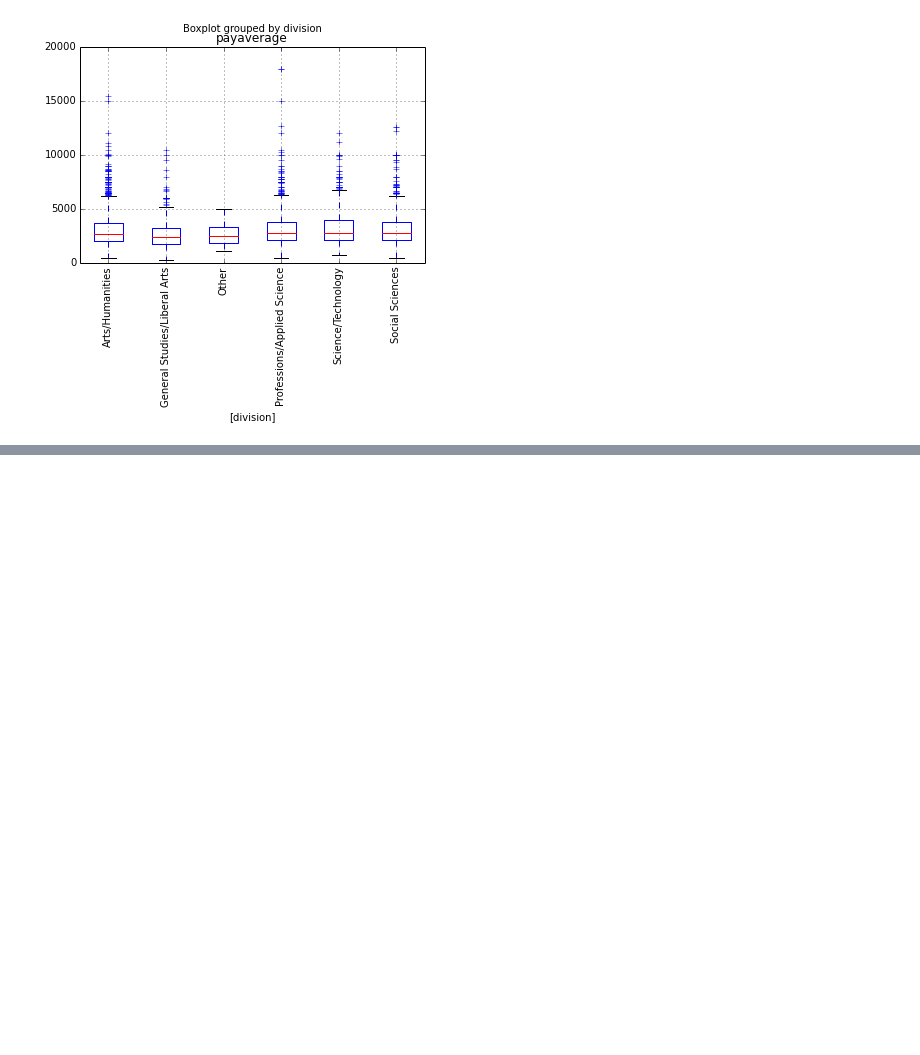
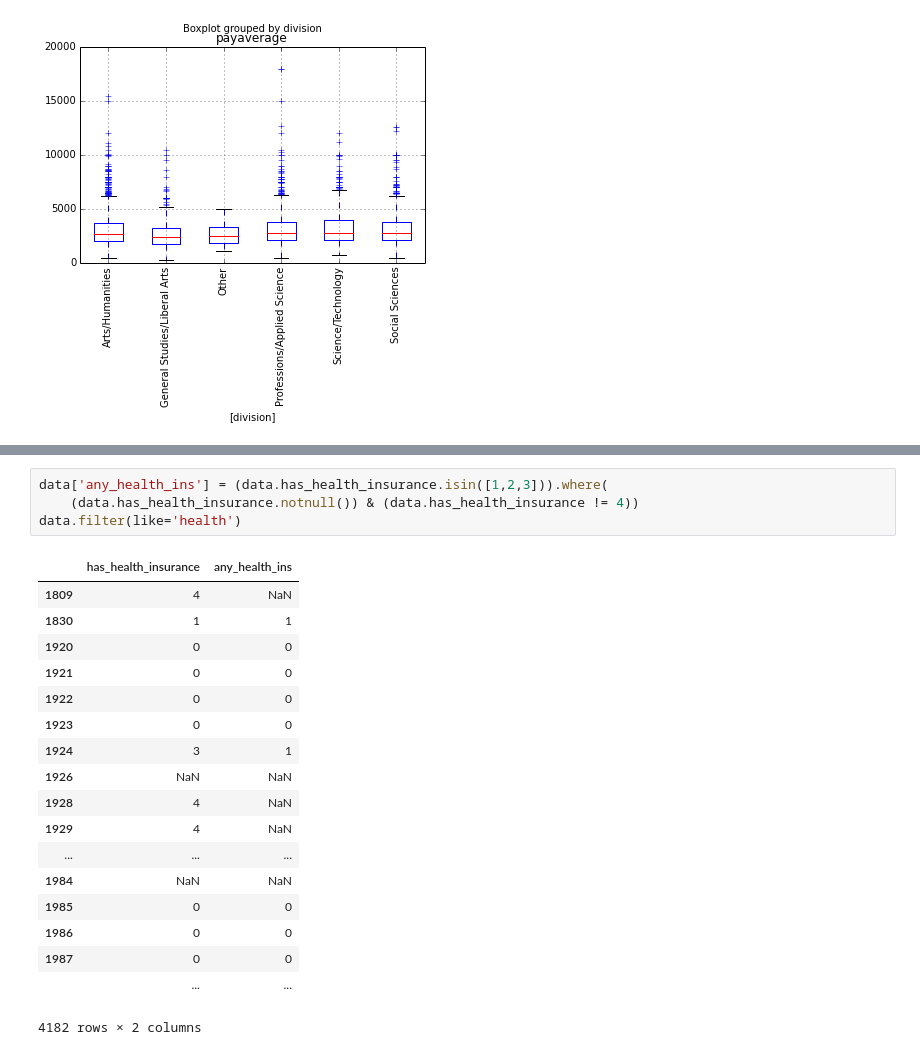
Before and after one commit to bkfunk/adjuncts, a Jupyter notebook: Adjunct Project Data.ipynb, the cells around one changed output, grey strips where cells are left out. Saved outputs shown, nothing was run; the diff lists cells and outputs as text; blank space fills up the shorter version.

```diff
--- a/Adjunct Project Data.ipynb
+++ b/Adjunct Project Data.ipynb
@@ -256,0 +345,23 @@ df.groupby(['division']).payaverage.describe().unstack()
+# %%
+data['any_health_ins'] = (data.has_health_insurance.isin([1,2,3])).where(
+    (data.has_health_insurance.notnull()) & (data.has_health_insurance != 4))
+data.filter(like='health')
+# %% [output]
+|  | has_health_insurance | any_health_ins |
+| 1809 | 4 | NaN |
+| 1830 | 1 | 1 |
+| 1920 | 0 | 0 |
+| 1921 | 0 | 0 |
+| 1922 | 0 | 0 |
+| 1923 | 0 | 0 |
+| 1924 | 3 | 1 |
+| 1926 | NaN | NaN |
+| 1928 | 4 | NaN |
+| 1929 | 4 | NaN |
+| ... | ... | ... |
+| 1984 | NaN | NaN |
+| 1985 | 0 | 0 |
+| 1986 | 0 | 0 |
+| 1987 | 0 | 0 |
+|  | ... | ... |
+4182 rows × 2 columns
```
Also changed, not shown: parts of 11 cells of this notebook.
